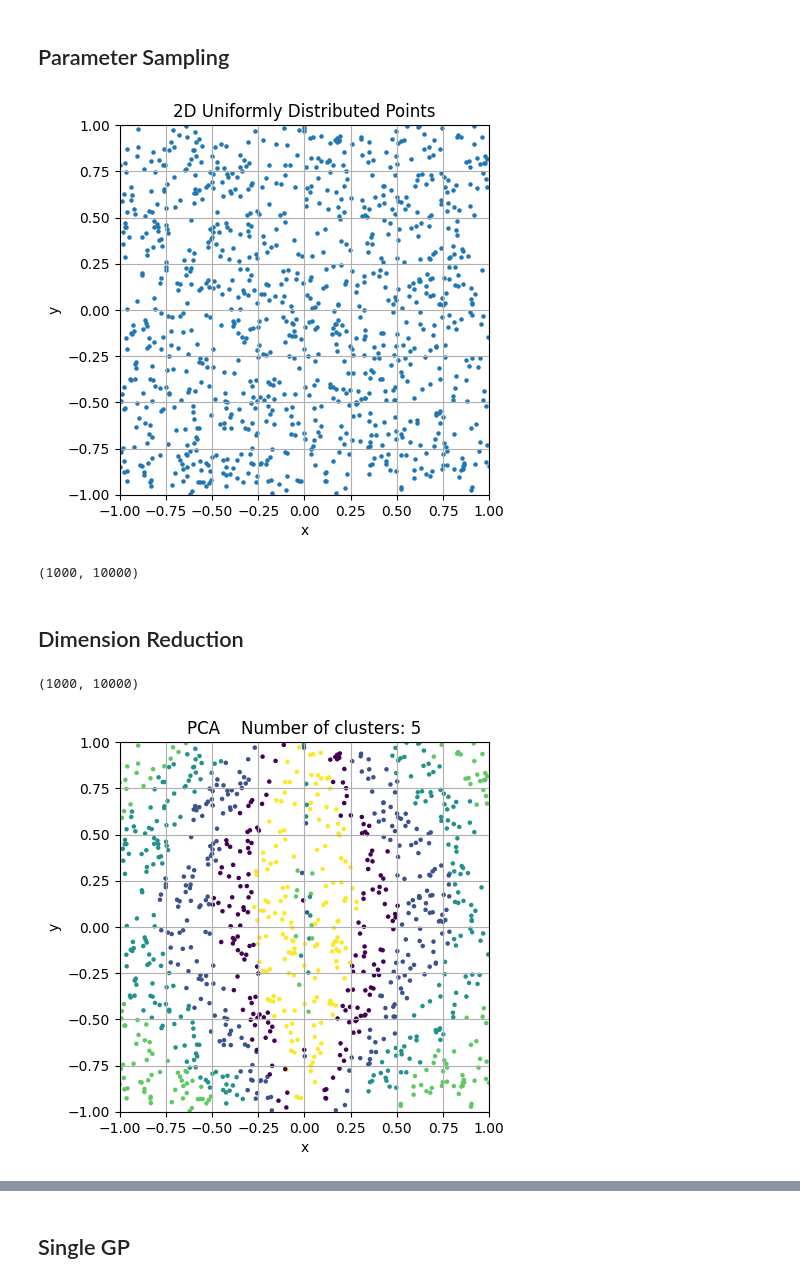
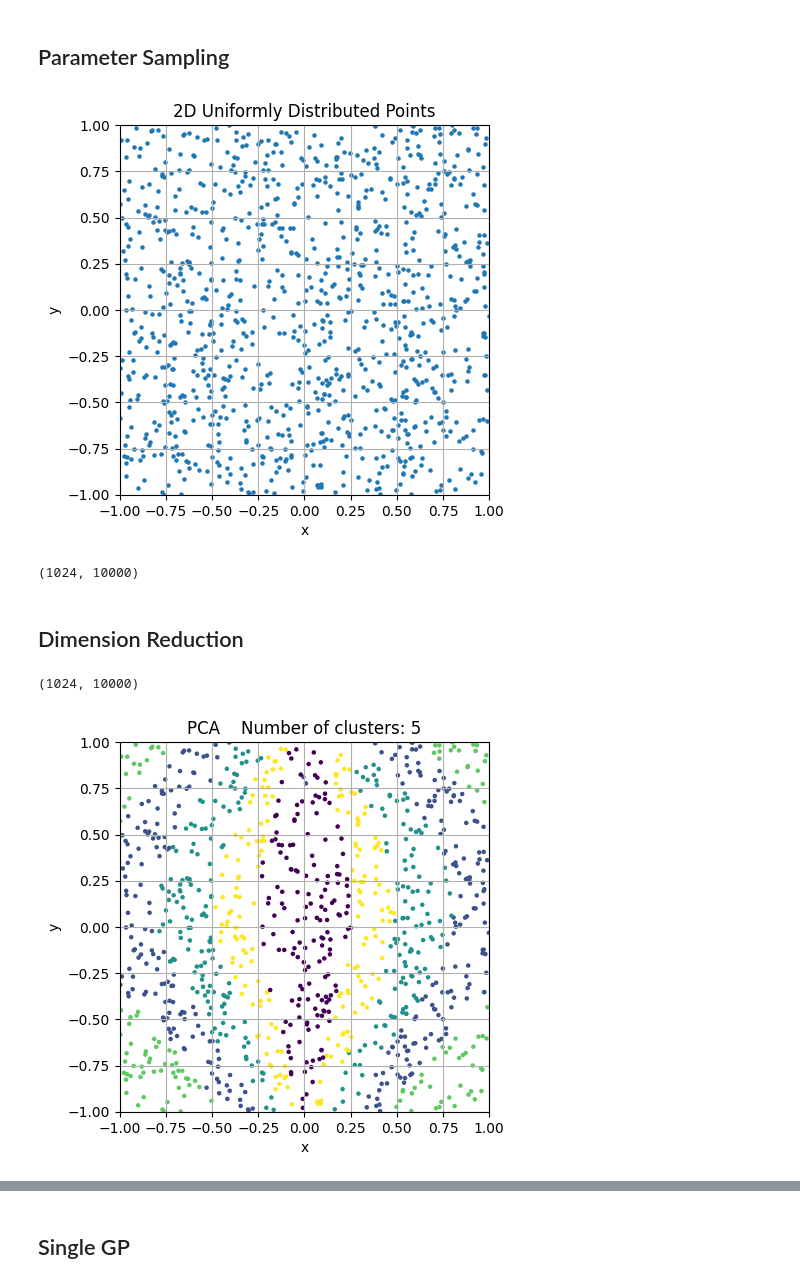
Before and after one commit to Gulio357/Data_Dynamics_Clustering, a Jupyter notebook: Untitled.ipynb, the cells around one changed output, grey strips where cells are left out. Cells and saved outputs as stored; diff of their text form; code cells hidden in the pictures.

```diff
--- a/Untitled.ipynb
+++ b/Untitled.ipynb
@@ -50,34 +50,34 @@ plt.show()
 # %%
 def sample_point():
     x = np.random.uniform(-1, 1)
     y = np.random.uniform(-1, 1)
     return x, y
 
 
-num_samples = 1000
+num_samples = 1024
 
 
 x_points = np.empty(num_samples)
 y_points = np.empty(num_samples)
 
 
 for i in range(num_samples):
     x, y = sample_point()
     x_points[i] = x
     y_points[i] = y
 
 
 plt.scatter(x_points, y_points, s=5)
 plt.xlabel('x')
 plt.ylabel('y')
 plt.title('2D Uniformly Distributed Points')
 plt.grid(True)
 plt.xlim(-1, 1)
 plt.ylim(-1, 1)
 plt.gca().set_aspect('equal', adjustable='box')
 plt.show()
 # %% [output]
-[figure, old version]
+[figure, new version]
 # %%
 initial_settings = np.vstack((x_points, y_points)).T
 # %%
@@ -113,7 +113,7 @@ dataset = np.array(dataset)
 # %%
 dataset.shape
 # %% [output]
-(1000, 10000)
+(1024, 10000)
 # %% [markdown]
 ## Dimension Reduction
 # %%
@@ -137,7 +137,7 @@ if PCA_reduced_data.shape[1] == 2:
 # %%
 pca.inverse_transform(PCA_reduced_data).shape
 # %% [output]
-(1000, 10000)
+(1024, 10000)
 # %%
 plt.scatter(x_points, y_points, c=PCA_labels, cmap='viridis', s=5)
 plt.xlabel('x')
@@ -149,7 +149,7 @@ plt.ylim(-1, 1)
 plt.gca().set_aspect('equal', adjustable='box')
 plt.show()
 # %% [output]
-[figure, old version]
+[figure, new version]
 # %%
 from sklearn.manifold import TSNE
 
```
Also changed, not shown: parts of 13 cells of this notebook.
